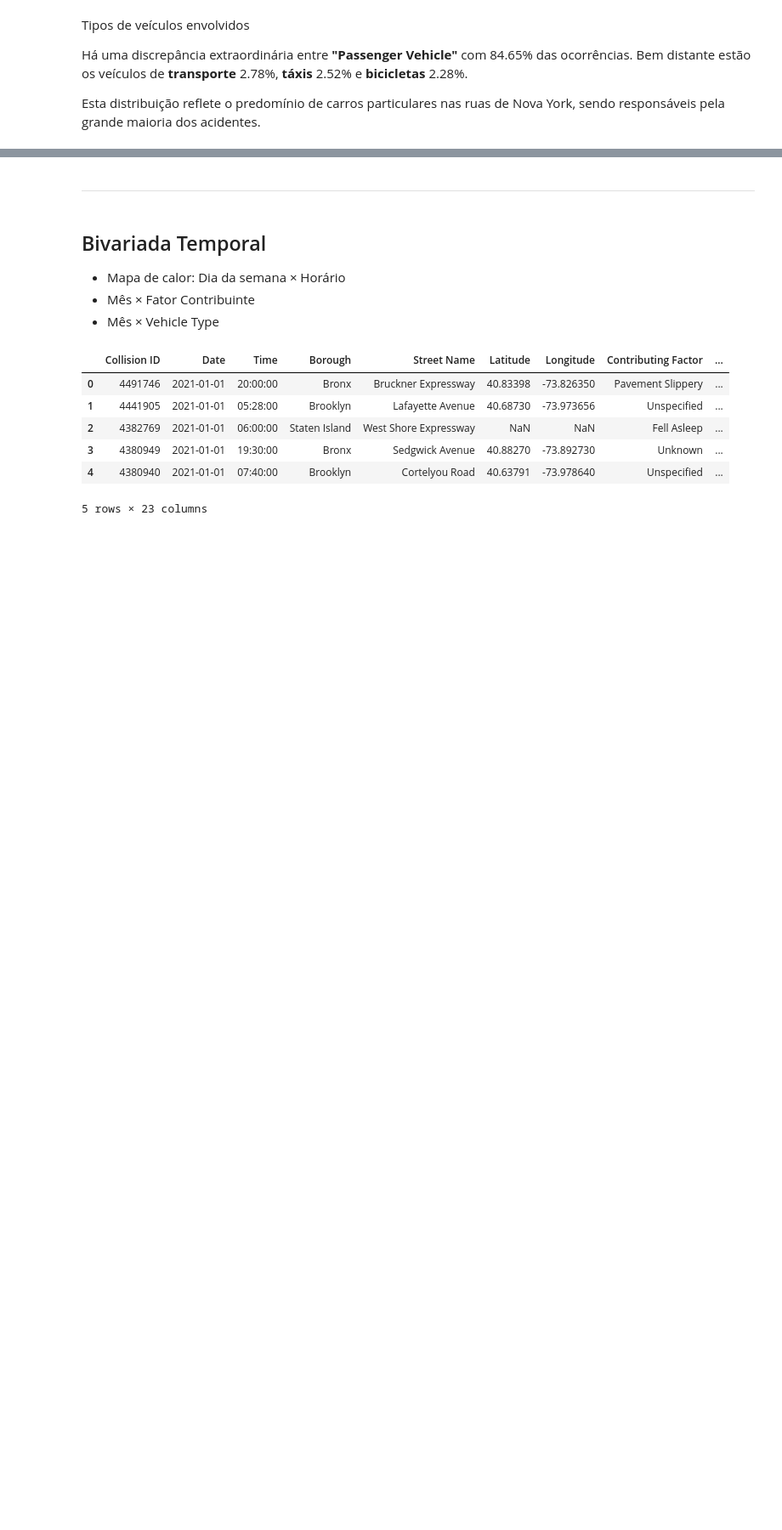
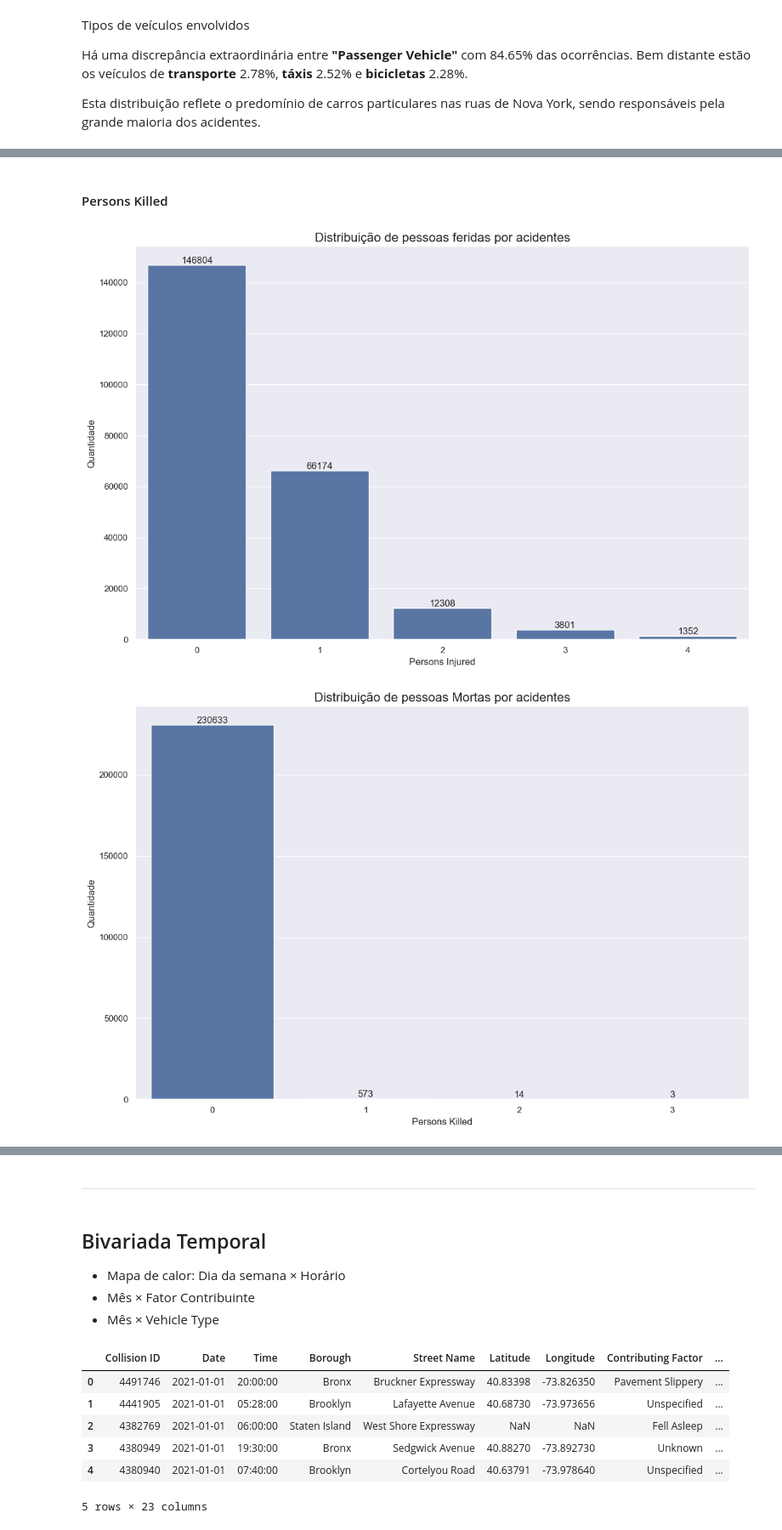
Before and after one commit to Viniciuspneves/exploratory-data-analysis, a Jupyter notebook: nyc_traffic_accidents/notebooks/02_exploratory_analysis.ipynb, the cells around one changed output, grey strips where cells are left out. Shown at 85% size. Drawn from its saved outputs; the diff is of its cells as text; code cells hidden in the pictures; blank space fills up the shorter version.

```diff
--- a/nyc_traffic_accidents/notebooks/02_exploratory_analysis.ipynb
+++ b/nyc_traffic_accidents/notebooks/02_exploratory_analysis.ipynb
@@ -383,0 +379,16 @@ Esta distribuição reflete o predomínio de carros particulares nas ruas de Nov
+# %% [markdown]
+#### Persons Killed
+# %%
+# Persons Injured
+plot_bar_from_column(df=df, column="Persons Injured",
+                     title="Distribuição de pessoas feridas por acidentes",
+                     top_n=5,
+                     figsize=(12, 8))
+
+# Persons Killed
+plot_bar_from_column(df=df, column="Persons Killed",
+                     title="Distribuição de pessoas Mortas por acidentes",
+                     figsize=(12, 8))
+# %% [output]
+[figure, added]
+[figure, added]
```
Also changed, not shown: parts of 51 cells of this notebook, 1 other file.
